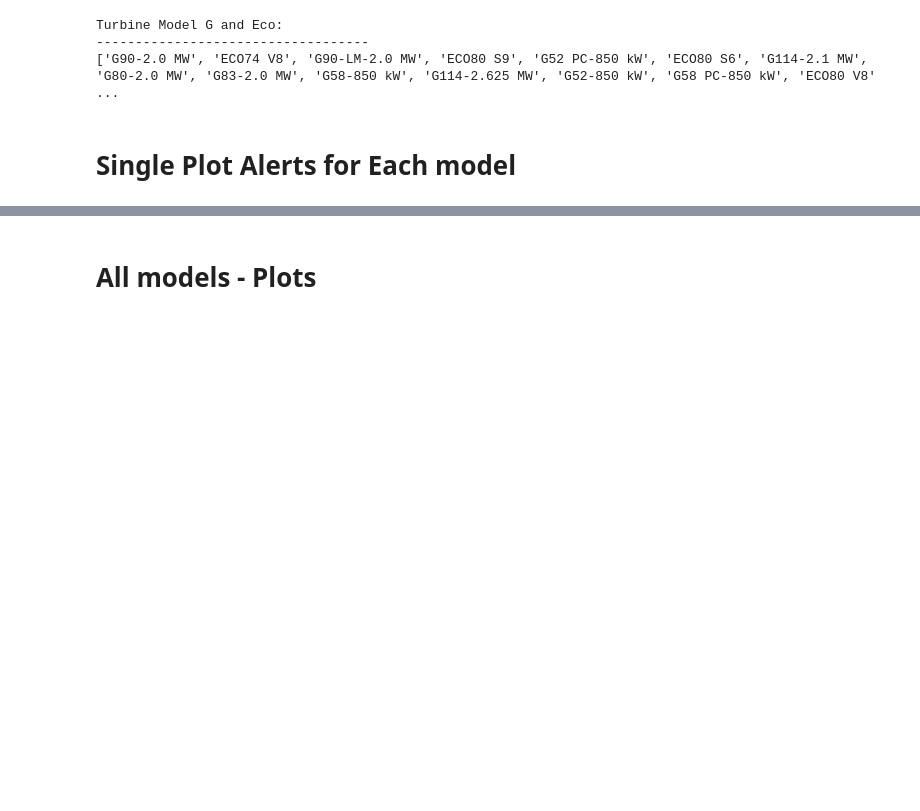
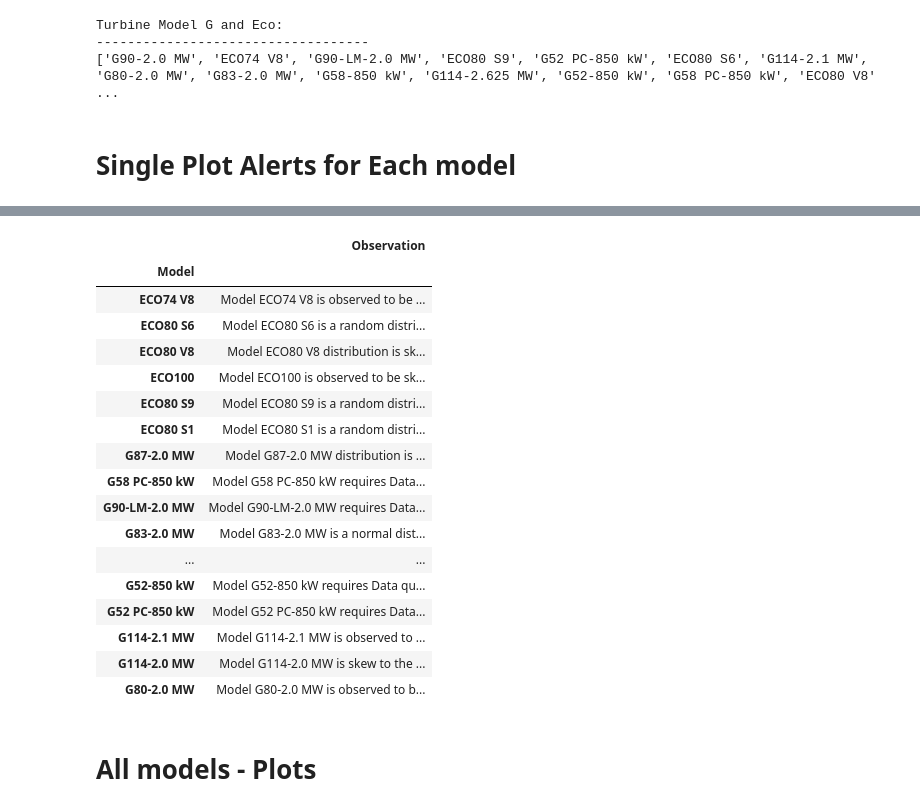
Before and after one commit to code-JOA/Wind-Turbine-Project, a Jupyter notebook: notebooks/OEM-Analysis.ipynb, the cells around one changed output, grey strips where cells are left out. Saved outputs shown, nothing was run; the diff lists cells and outputs as text; code cells hidden in the pictures; blank space fills up the shorter version.

```diff
--- a/notebooks/OEM-Analysis.ipynb
+++ b/notebooks/OEM-Analysis.ipynb
@@ -468,3 +519,25 @@ fig.show()
+# %%
+observations = pd.DataFrame(obs_data).set_index("Model")
+observations
+# %% [output]
+|  | Observation |
+| Model |  |
+| ECO74 V8 | Model ECO74 V8 is observed to be ... |
+| ECO80 S6 | Model ECO80 S6 is a random distri... |
+| ECO80 V8 | Model ECO80 V8 distribution is sk... |
+| ECO100 | Model ECO100 is observed to be sk... |
+| ECO80 S9 | Model ECO80 S9 is a random distri... |
+| ECO80 S1 | Model ECO80 S1 is a random distri... |
+| G87-2.0 MW | Model G87-2.0 MW distribution is ... |
+| G58 PC-850 kW | Model G58 PC-850 kW requires Data... |
+| G90-LM-2.0 MW | Model G90-LM-2.0 MW requires Data... |
+| G83-2.0 MW | Model G83-2.0 MW is a normal dist... |
+| ... | ... |
+| G52-850 kW | Model G52-850 kW requires Data qu... |
+| G52 PC-850 kW | Model G52 PC-850 kW requires Data... |
+| G114-2.1 MW | Model G114-2.1 MW is observed to ... |
+| G114-2.0 MW | Model G114-2.0 MW is skew to the ... |
+| G80-2.0 MW | Model G80-2.0 MW is observed to b... |
 # %% [markdown]
 # All models - Plots
 # %%
```
Also changed, not shown: parts of 4 cells of this notebook.
